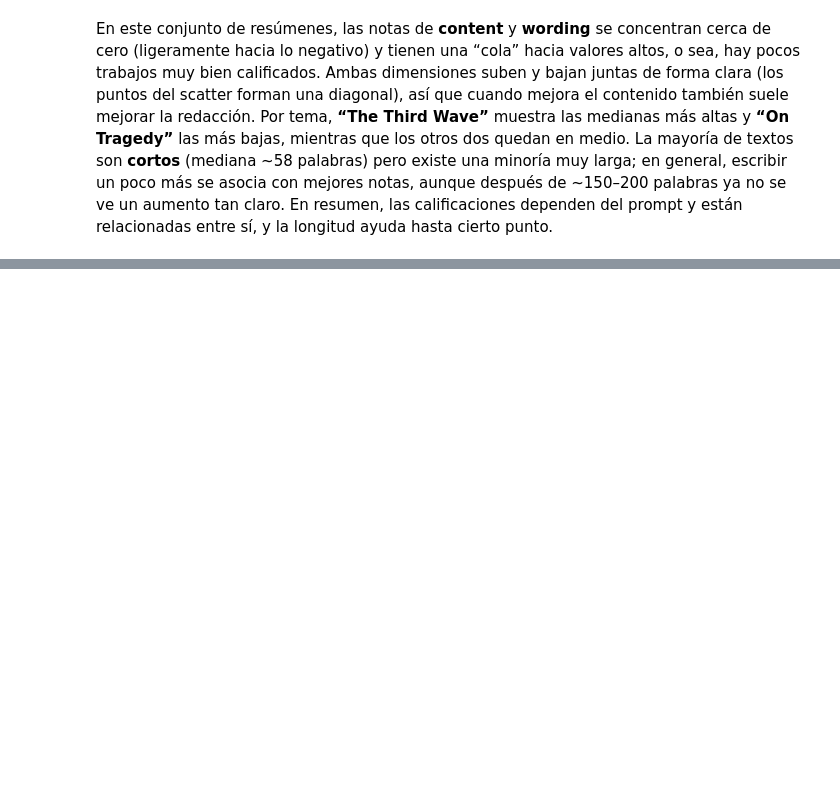
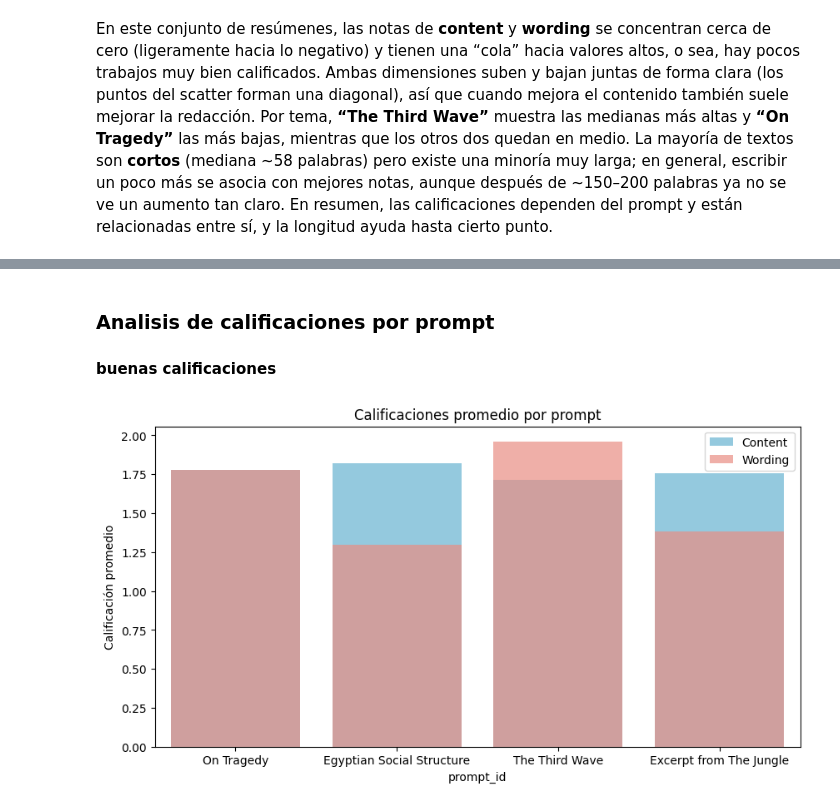
Before and after one commit to DiegoGarV/Proyecto2-DS, a Jupyter notebook: src/main.ipynb, the cells around one changed output, grey strips where cells are left out. Saved outputs shown, nothing was run; the diff lists cells and outputs as text; code cells hidden in the pictures; blank space fills up the shorter version.

```diff
--- a/src/main.ipynb
+++ b/src/main.ipynb
@@ -284,0 +600,14 @@ En este conjunto de resúmenes, las notas de **content** y **wording** se concen
+# %% [markdown]
+### Analisis de calificaciones por prompt
+#### buenas calificaciones
+# %%
+plt.figure(figsize=(10, 5))
+sns.barplot(x=prompt_summary_named['prompt_title'], y=prompt_summary_named["content"], color="skyblue", label="Content")
+sns.barplot(x=prompt_summary_named['prompt_title'], y=prompt_summary_named["wording"], color="salmon", alpha=0.7, label="Wording")
+plt.title("Calificaciones promedio por prompt")
+plt.xlabel("prompt_id")
+plt.ylabel("Calificación promedio")
+plt.legend()
+plt.show()
+# %% [output]
+[figure, added]
```
Also changed, not shown: parts of 23 cells of this notebook, 2 other files.
